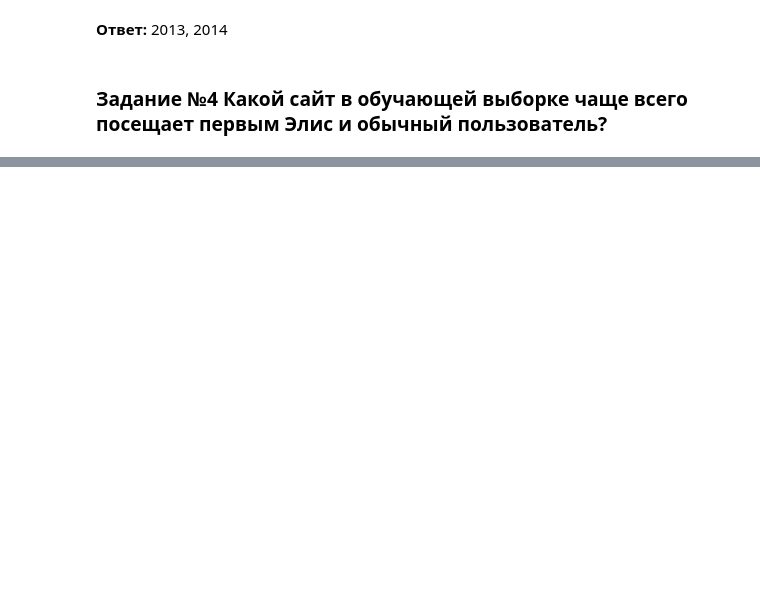
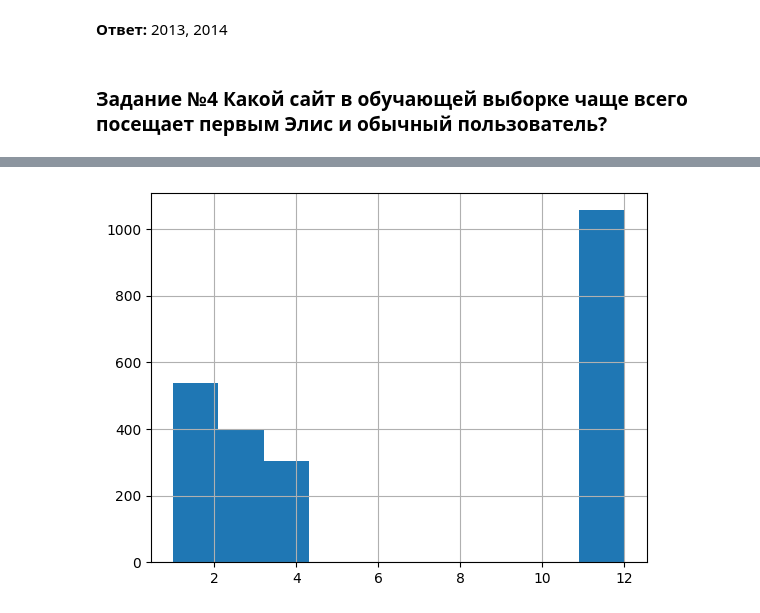
Before and after one commit to Zetis659/NEW_mlcourse.ai, a Jupyter notebook: Lessons/Linear_model(alice)/alice-baseline1.ipynb, the cells around one changed output, grey strips where cells are left out. Saved outputs shown, nothing was run; the diff lists cells and outputs as text; code cells hidden in the pictures; blank space fills up the shorter version.

```diff
--- a/Lessons/Linear_model(alice)/alice-baseline1.ipynb
+++ b/Lessons/Linear_model(alice)/alice-baseline1.ipynb
@@ -584,0 +657,5 @@ train_df
+# %%
+tr_ch['time1'][tr_ch['target']==1].dt.month.hist()  # Активность Элис
+plt.show()
+# %% [output]
+[figure, added]
```
Also changed, not shown: parts of 48 cells of this notebook.
